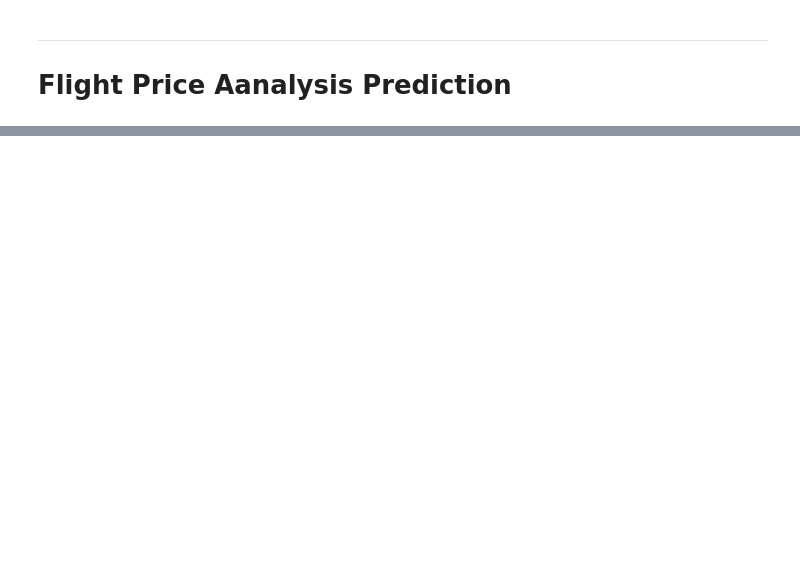
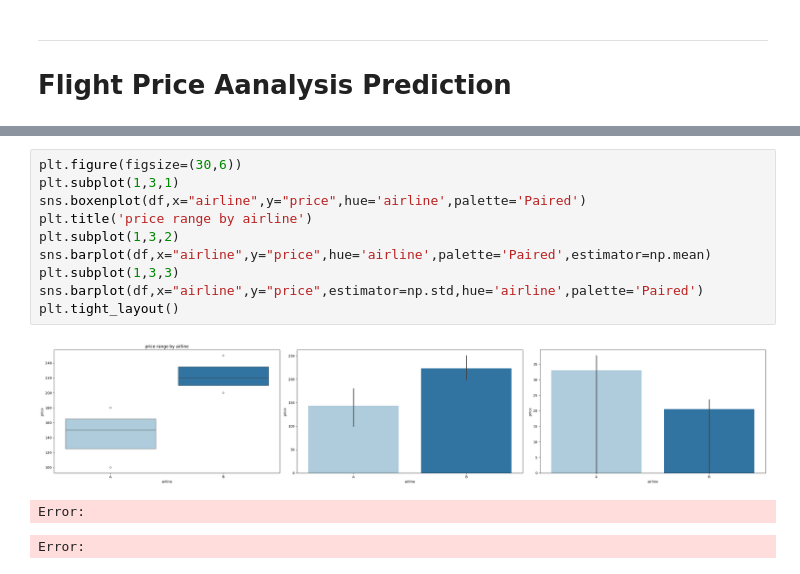
Before and after one commit to YassineSdk/Flight-price-prediction-Random-Forest-, a Jupyter notebook: flight_price_analysis.ipynb, the cells around one changed output, grey strips where cells are left out. Drawn from its saved outputs; the diff is of its cells as text; blank space fills up the shorter version.

```diff
--- a/flight_price_analysis.ipynb
+++ b/flight_price_analysis.ipynb
@@ -30,0 +167,14 @@
+# %%
+plt.figure(figsize=(30,6))
+plt.subplot(1,3,1)
+sns.boxenplot(df,x="airline",y="price",hue='airline',palette='Paired')
+plt.title('price range by airline')
+plt.subplot(1,3,2)
+sns.barplot(df,x="airline",y="price",hue='airline',palette='Paired',estimator=np.mean)
+plt.subplot(1,3,3)
+sns.barplot(df,x="airline",y="price",estimator=np.std,hue='airline',palette='Paired')
+plt.tight_layout()
+# %% [output]
+[figure, added]
+Error:
+Error:
```
Also changed, not shown: parts of 12 cells of this notebook.
